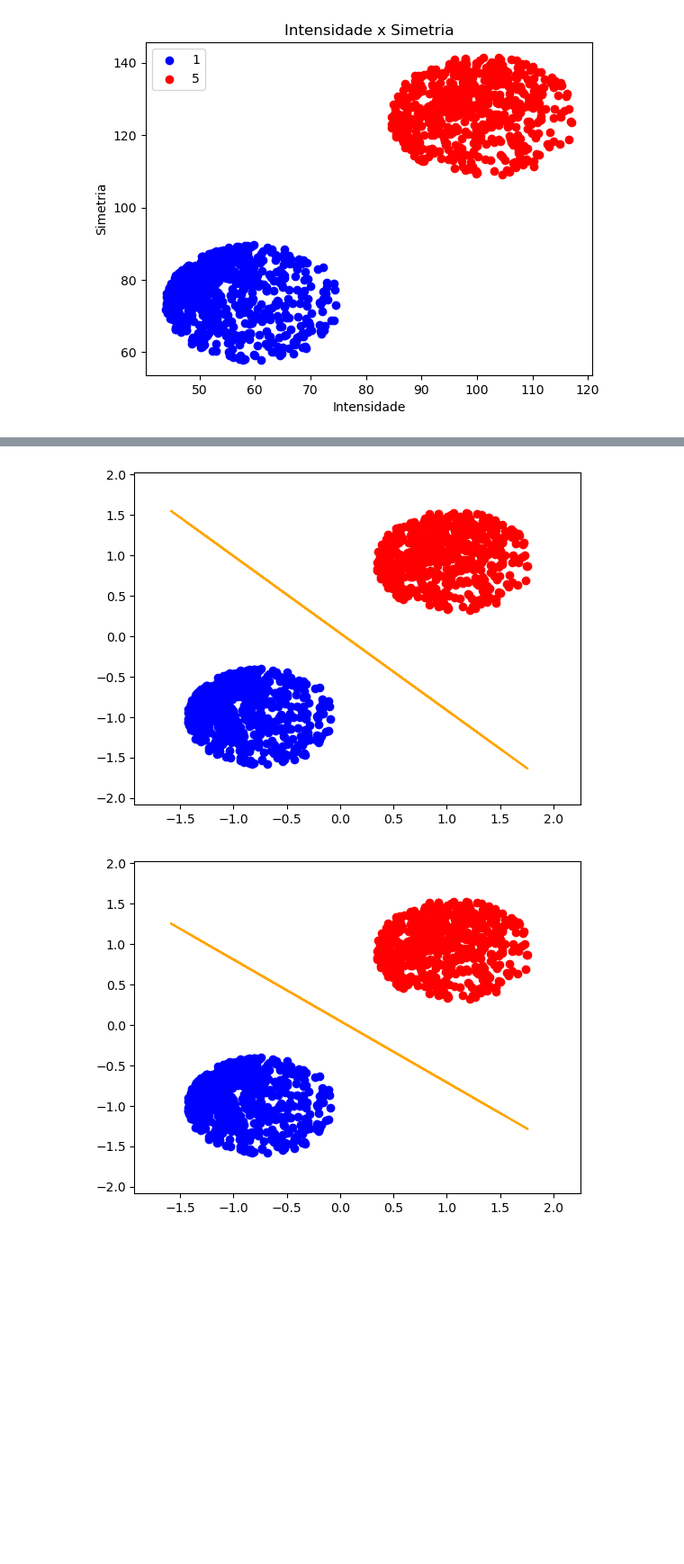
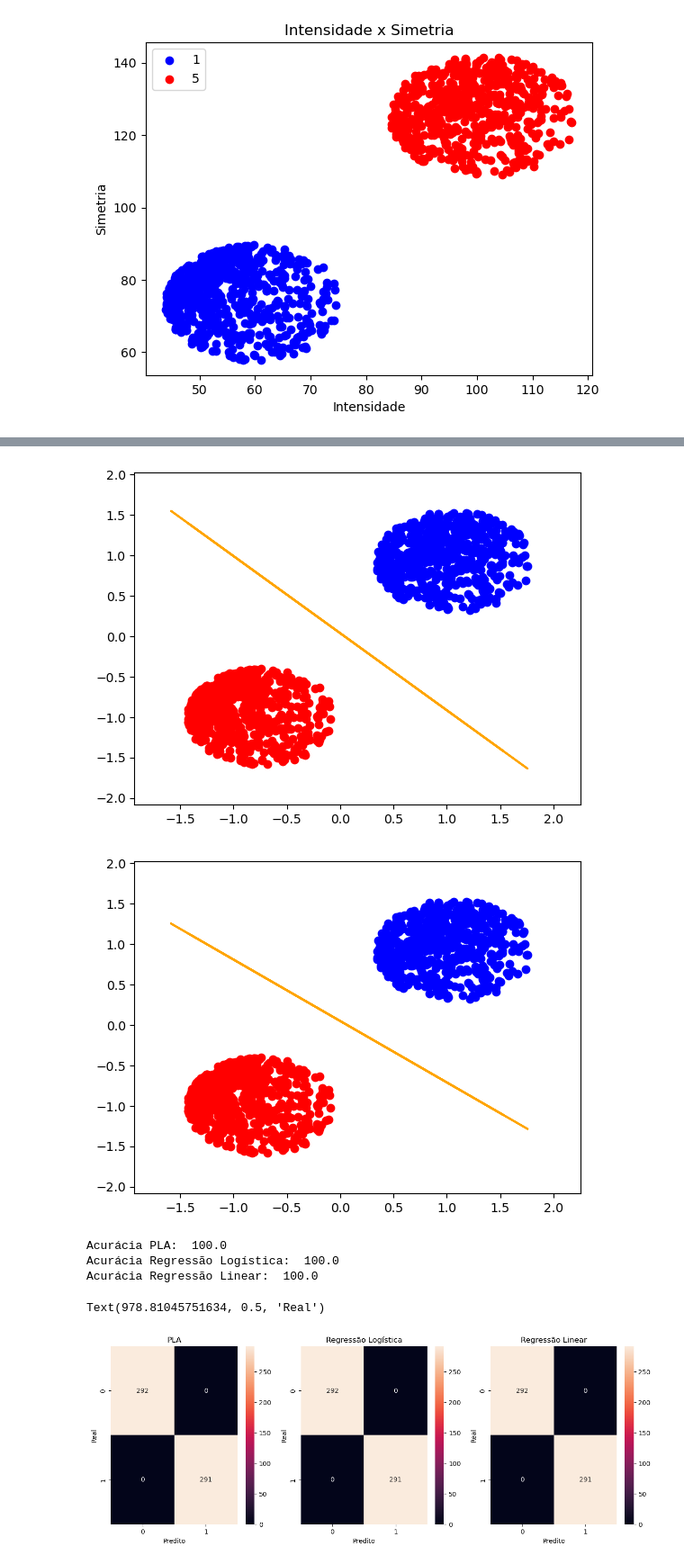
Before and after one commit to ivoaraujo17/Machine_Learning_Project_1, a Jupyter notebook: main.ipynb, the cells around one changed output, grey strips where cells are left out. Shown at 90% size. Cells and saved outputs as stored; diff of their text form; code cells hidden in the pictures; blank space fills up the shorter version.

Commit message:
acuracia dos modelos

```diff
--- a/main.ipynb
+++ b/main.ipynb
@@ -53,10 +53,10 @@ print(pla.iteracao)
 2
 # %%
 # Ajustando os valores de y para a regresaão logística
-y = dados["label"]
+y = train_1x5["label"]
 # substitui os valores de y por 0 ou 1
-y = y.replace(1, 0)
-y = y.replace(5, 1)
+y = y.replace(1, 1)
+y = y.replace(5, 0)
 y = y.values
 
 
@@ -64,17 +64,76 @@ regressao_logistica = RegressaoLogistica(X_treino, y)
 regressao_logistica.fit()
 regressao_logistica.plot()
 # %% [output]
-[figure, old version]
+[figure, new version]
 # %%
 # Ajustando os valores de y para a regresaão logística
-y = dados["label"]
+y = train_1x5["label"]
 # substitui os valores de y por 0 ou 1
-y = y.replace(1, -1)
-y = y.replace(5, 1)
+y = y.replace(1, 1)
+y = y.replace(5, -1)
 y = y.values
 
 regressao_logistica = RegressaoLinear(X_treino, y)
 regressao_logistica.fit()
 regressao_logistica.plot()
 # %% [output]
-[figure, old version]
+[figure, new version]
+# %%
+def predict(y):
+    if y == 1:
+        return 1
+    else:
+        return 5
+
+def acuracia(y, y_pred):
+    return (np.sum(y == y_pred)/len(y))*100
+
+X = test_1x5[["intensidade", "simetria"]].values
+y_true = test_1x5["label"].values
+
+# Padronizando os dados
+X_test = padronizar(X)
+y_pla = pla.predict(X_test)
+y_pla = [predict(y) for y in y_pla]
+y_reglog = regressao_logistica.predict(X_test)
+y_reglog = [predict(y) for y in y_reglog]
+y_reglin = regressao_logistica.predict(X_test)
+y_reglin = [predict(y) for y in y_reglin]
+
+print("Acurácia PLA: ", acuracia(y_true, y_pla))
+print("Acurácia Regressão Logística: ", acuracia(y_true, y_reglog))
+print("Acurácia Regressão Linear: ", acuracia(y_true, y_reglin))
+# %% [output]
+Acurácia PLA:  100.0
+Acurácia Regressão Logística:  100.0
+Acurácia Regressão Linear:  100.0
+# %%
+from sklearn.metrics import confusion_matrix
+import seaborn as sns
+import matplotlib.pyplot as plt
+
+y_true = test_1x5["label"].values
+
+cm_pla = confusion_matrix(y_true, y_pla)
+cm_reglog = confusion_matrix(y_true, y_reglog)
+cm_reglin = confusion_matrix(y_true, y_reglin)
+
+fig, ax = plt.subplots(1, 3, figsize=(15, 5))
+
+sns.heatmap(cm_pla, annot=True, ax=ax[0], fmt='g')
+ax[0].set_title("PLA")
+ax[0].set_xlabel("Predito")
+ax[0].set_ylabel("Real")
+
+sns.heatmap(cm_reglog, annot=True, ax=ax[1], fmt='g')
+ax[1].set_title("Regressão Logística")
+ax[1].set_xlabel("Predito")
+ax[1].set_ylabel("Real")
+
+sns.heatmap(cm_reglin, annot=True, ax=ax[2], fmt='g')
+ax[2].set_title("Regressão Linear")
+ax[2].set_xlabel("Predito")
+ax[2].set_ylabel("Real")
+# %% [output]
+Text(978.81045751634, 0.5, 'Real')
+[figure, added]
```
Also changed, not shown: parts of 4 cells of this notebook, 3 other files.
